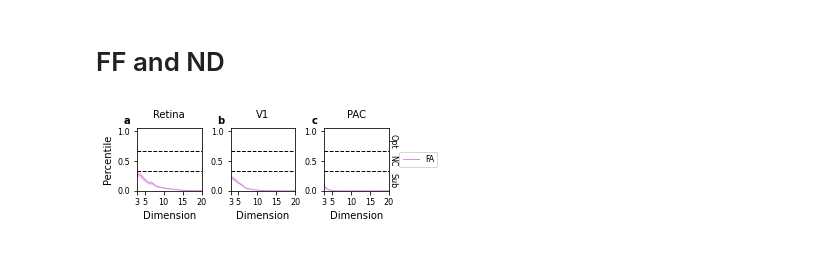
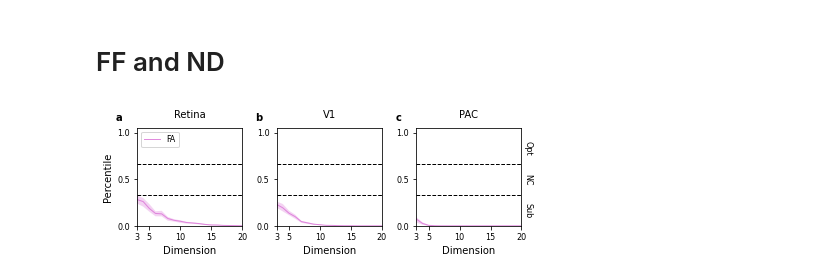
Before and after one commit to BouchardLab/noise_correlations, a Jupyter notebook: figures/supp4.ipynb, the cells around one changed output. Saved outputs shown, nothing was run; the diff lists cells and outputs as text; code cells hidden in the pictures.

```diff
--- a/figures/supp4.ipynb
+++ b/figures/supp4.ipynb
@@ -125,12 +125,12 @@ models = [
 """
 Figure 6
 """
-figsize = (5, 1.5)
+figsize = (6, 2.)
 fig = plt.figure(figsize=figsize)
-le = .15
-re = .15
-te = .17
-be = .25
+le = .08
+re = .03
+te = .125
+be = .195
 h = .15
 hg = .08
 w = (1. - le - re - 2.*hg) / 3.
@@ -168,32 +168,32 @@ axes[2].text(21, 1/6, 'Sub', va='center', ha='center', rotation=-90, fontsize=ti
 for ax in axes.ravel():
     ax.set_xlim([3, 20])
     ax.set_ylim([0, 1.05])
     ax.set_xticks([3, 5, 10, 15, 20])
     ax.set_yticks([0, .5, 1])
     ax.tick_params(labelsize=tick_label_size)
     ax.set_xlabel('Dimension', fontsize=ax_label_size)
 axes[0].set_ylabel('Percentile', fontsize=ax_label_size)
 axes[0].set_title(r'Retina', fontsize=ax_label_size, pad=title_pad)
 axes[1].set_title(r'V1', fontsize=ax_label_size, pad=title_pad)
 axes[2].set_title(r'PAC', fontsize=ax_label_size, pad=title_pad)
 
-axes[2].legend(loc='center left', fontsize=legend_size, bbox_to_anchor=(1.1, 0.5))
+axes[0].legend(loc='upper left', fontsize=legend_size)
 
 
 # Apply subplot labels
 lets = ['a', 'b', 'c', 'd', 'e', 'f', 'g', 'h', 'i', 'j', 'k', 'l', 'm', 'n']
 c = 0
 for ii in range(3):
     ax = axes[ii]
     ax.text(-.2, 1.07, lets[c], size=letter_size, fontweight='bold',
             transform=ax.transAxes)
     c += 1
 # for ax in caxes:
 #     ax.tick_params(labelsize=tick_label_size)
 
 plt.savefig('supp4.pdf', dpi=300)
 plt.savefig('supp4.jpg', dpi=300)
 
 plt.show()
 # %% [output]
-[figure, old version]
+[figure, new version]
```
Also changed, not shown: 4 other files.
